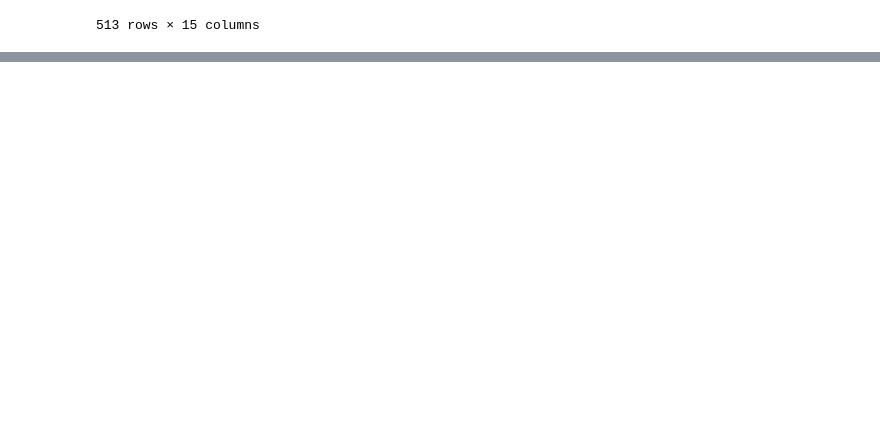
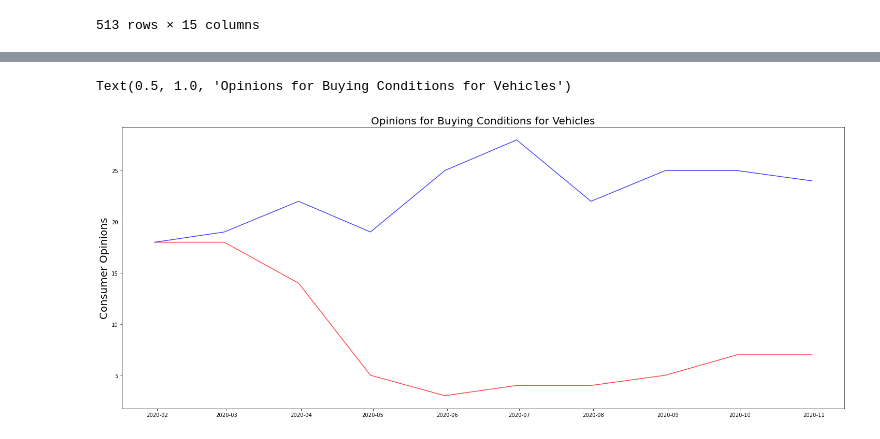
Before and after one commit to danawoodruff/Car-Sales-Analysis, a Jupyter notebook: COVID_data/Covid_data.ipynb, the cells around one changed output, grey strips where cells are left out. Cells and saved outputs as stored; diff of their text form; code cells hidden in the pictures; blank space fills up the shorter version.

Commit message:
replacing columns for consumer sentiment

```diff
--- a/COVID_data/Covid_data.ipynb
+++ b/COVID_data/Covid_data.ipynb
@@ -310,0 +294,6 @@ consumer_sentiment_df
+# %%
+# Creating a dataframe for consumer sentiment with renaming columns
+consumer_sentiment_df = consumer_sentiment.loc[:,['Date', "Good Time<br>Times good","Good Time<br>Interest rates low"]]
+consumer_sentiment_df.rename(columns = {"Good Time<br>Times good":"Good Times","Good Time<br>Interest rates low":
+                                       "Good Time-Interest rates low"}, inplace = True)
+consumer_sentiment_df
@@ -310,0 +314,3 @@ consumer_sentiment_df
+# %%
+consumer_sentiment_df['Date'] = pd.to_datetime(consumer_sentiment_df['Date'])
+consumer_sentiment_df
@@ -310,0 +331,7 @@ consumer_sentiment_df
+# %%
+start_date = '2019-12-31'
+end_date = '2020-10-31'
+mask = (consumer_sentiment_df['Date'] > start_date) & (consumer_sentiment_df['Date'] <= end_date)
+# %%
+Con_Sum_df = consumer_sentiment_df.loc[mask]
+Con_Sum_df
@@ -310,0 +354,23 @@ consumer_sentiment_df
+# %%
+
+
+x_axis = Con_Sum_df['Date'].tolist()
+y_axis = Con_Sum_df["Good Times"].tolist()
+
+y_axis1 = Con_Sum_df["Good Time-Interest rates low"].tolist()
+#ax = f.add_subplot(111)
+#ax.get_yaxis().set_major_formatter(matplotlib.ticker.FuncFormatter(lambda x, p: format(int(x), ',')))
+#plt.xticks(rotation = 'vertical')
+# fig size
+plt.figure(figsize=(25,10))
+#ax = f.add_subplot(111)
+plt.plot(x_axis,y_axis,c='red',alpha = 0.75)
+plt.plot(x_axis,y_axis1,c='blue',alpha = 0.75)
+#plt.xlim(0,len(x_axis1))
+#plt.ylim(0, 30)
+plt.ylabel('Consumer Opinions',fontsize = 20)
+plt.title("Opinions for Buying Conditions for Vehicles" ,fontsize = 20)
+#plt.xlabel('',fontsize = 20)
+# %% [output]
+Text(0.5, 1.0, 'Opinions for Buying Conditions for Vehicles')
+[figure, added]
```
Also changed, not shown: parts of 7 cells of this notebook.
